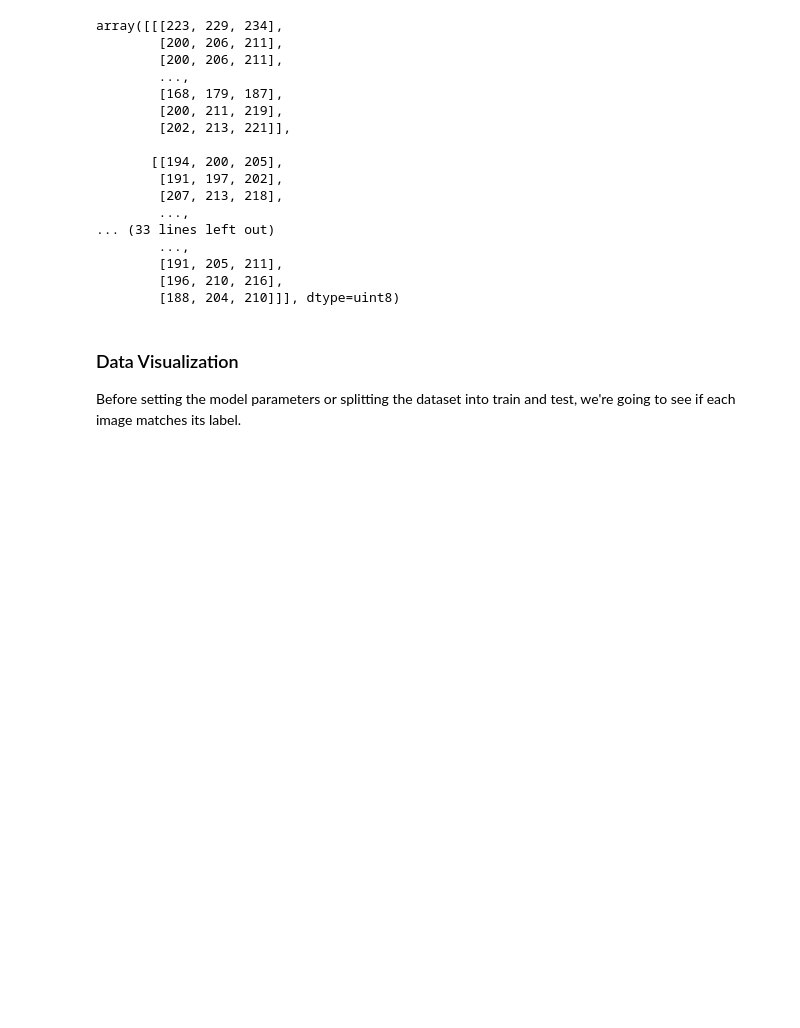
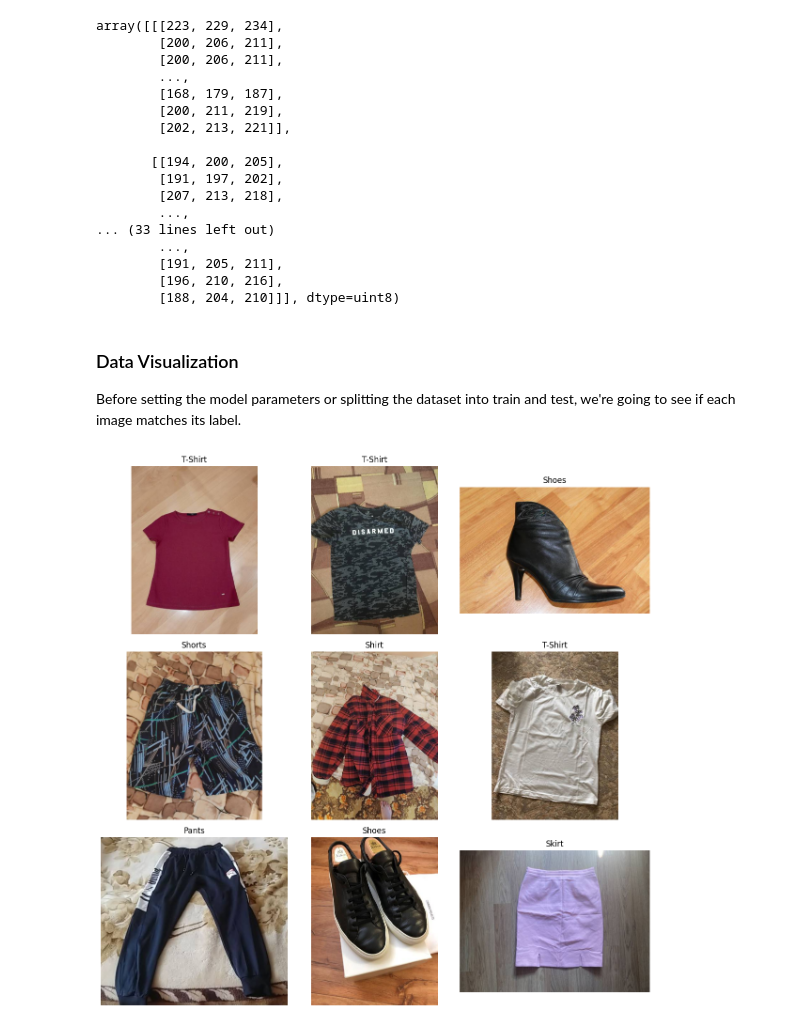
Before and after one commit to jacquesbilombe/FashionClassifier, a Jupyter notebook: fashionclassifier.ipynb, the cells around one changed output. Cells and saved outputs as stored; diff of their text form; code cells hidden in the pictures; blank space fills up the shorter version.

```diff
--- a/fashionclassifier.ipynb
+++ b/fashionclassifier.ipynb
@@ -193,3 +192,29 @@ array([[[223, 229, 234],
 ### Data Visualization
 
 Before setting the model parameters or splitting the dataset into train and test, we're going to see if each image matches its label.
+# %%
+# Select 9 random indices (using sample() for better random sampling)
+random_indices = df_images.sample(9).index.tolist()  # Ensure list of integers
+
+# Create a 3x3 grid of subplots
+fig, axes = plt.subplots(3, 3, figsize=(12, 12))  # Adjust figsize for desired size
+
+# Display the random images and labels with error handling
+for i, (index, ax) in enumerate(zip(random_indices, axes.flatten())):
+    try:
+        # Load the image using appropriate method based on your image format (replace with your image loading code)
+        image = plt.imread(imgs_path + '/' + df_images['image'].iloc[i])  # Assuming image paths in 'images'
+
+        ax.imshow(image)
+        ax.set_title(df_images['target'].iloc[i])
+        ax.axis('off')  # Turn off axes for cleaner visualization (optional)
+    except (FileNotFoundError, ValueError) as e:
+        print(f"Error loading image at index {i}: {e}")
+        ax.text(0.5, 0.5, f"Error loading image", ha='center', va='center', color='red')
+
+# Tight layout to prevent overlapping labels (optional)
+plt.tight_layout()
+
+plt.show()
+# %% [output]
+[figure, added]
```
Also changed, not shown: parts of 1 cell of this notebook.
